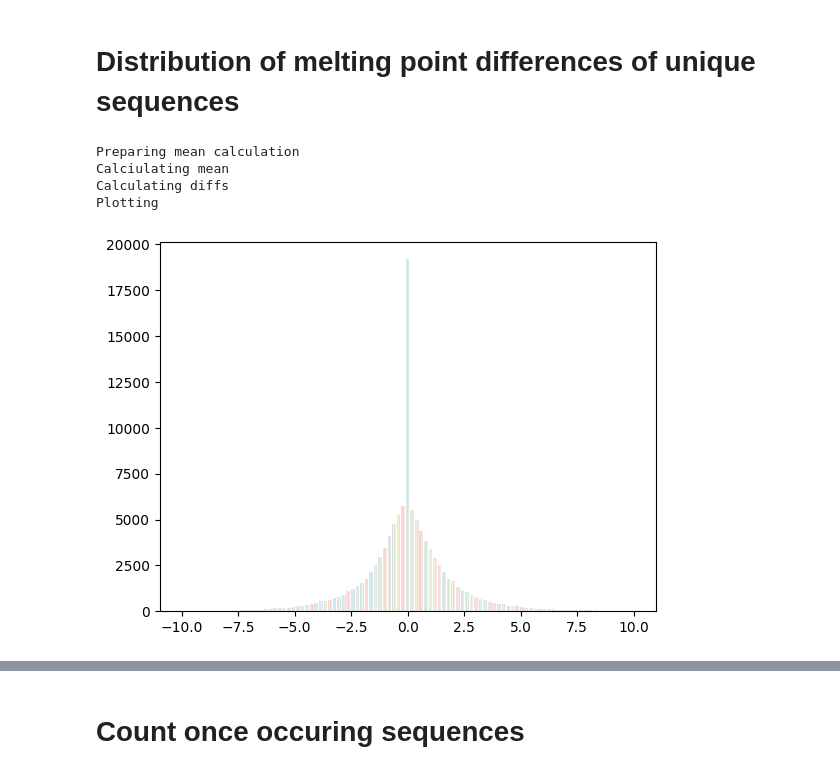
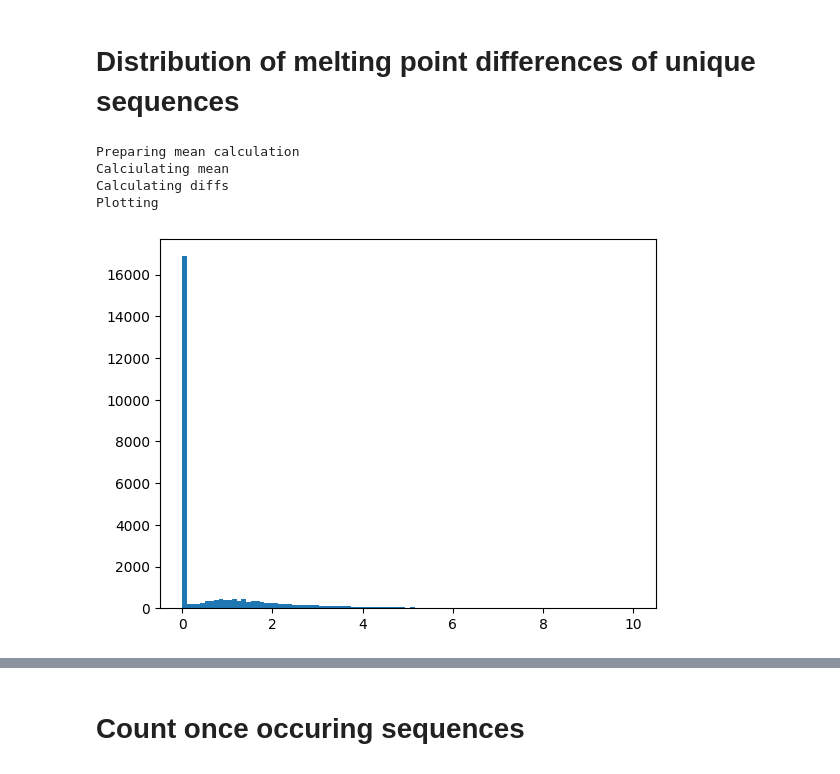
Before and after one commit to tfiedlerdev/pretraining-aware-hotprot, a Jupyter notebook: data_filtering.ipynb, the cells around one changed output, grey strips where cells are left out. Saved outputs shown, nothing was run; the diff lists cells and outputs as text; code cells hidden in the pictures.

```diff
--- a/data_filtering.ipynb
+++ b/data_filtering.ipynb
@@ -72,45 +74,48 @@ Unique sequences in seqLenConstrainedDs (maxSeqLen: 700):  26925
 from matplotlib import pyplot
 import pandas as pd
 
-
-bins = np.linspace(-10, 10, 100)
-
-def hist(x, label):
-    pyplot.hist(x, bins, alpha=0.5, label=label)
 
 means_pre = dict.fromkeys(uniqueSeqs, (0, 0))
 print("Preparing mean calculation")
 for entry in seqLenConstrainedDs:
     sum, n = means_pre[entry["sequence"]]
     means_pre[entry["sequence"]] = (sum+entry["temp"], n + 1)
 
 
 print("Calciulating mean")
 means = {}
 for key, (sum, n) in means_pre.items():
     means[key] = sum/n
 
-diffs = dict.fromkeys(uniqueSeqs, [])
+diffs = dict([(seq,[]) for seq in uniqueSeqs])
 
 print("Calculating diffs")
 for entry in seqLenConstrainedDs:
     d =means[entry["sequence"]] - entry["temp"]
     diffs[entry["sequence"]].append(d)
 
 print("Plotting")
-numPlots = 1000
-pyplot.hist(list(diffs.values())[:numPlots], bins, alpha=0.2, label=[str(key) for key in list(diffs.keys())[:numPlots]])
+
+
+tempsPerUniqueSeq = dict([(seq,[]) for seq in uniqueSeqs])
+for entry in seqLenConstrainedDs:
+    d = entry["temp"]
+    tempsPerUniqueSeq[entry["sequence"]].append(d)
+
+
+pyplot.hist([np.std(d) for d in tempsPerUniqueSeq.values()], bins=np.linspace(0, 10, 100))
+
 #for i,seq in enumerate(uniqueSeqs):
 #    hist(diffs[seq], str(i))
 #    if i==10:
 #        break
 
 
 #pyplot.legend(loc='upper right')
 pyplot.show()
 # %% [output]
 Preparing mean calculation
 Calciulating mean
 Calculating diffs
 Plotting
-[figure, old version]
+[figure, new version]
```
Also changed, not shown: parts of 3 cells of this notebook, 6 other files.
